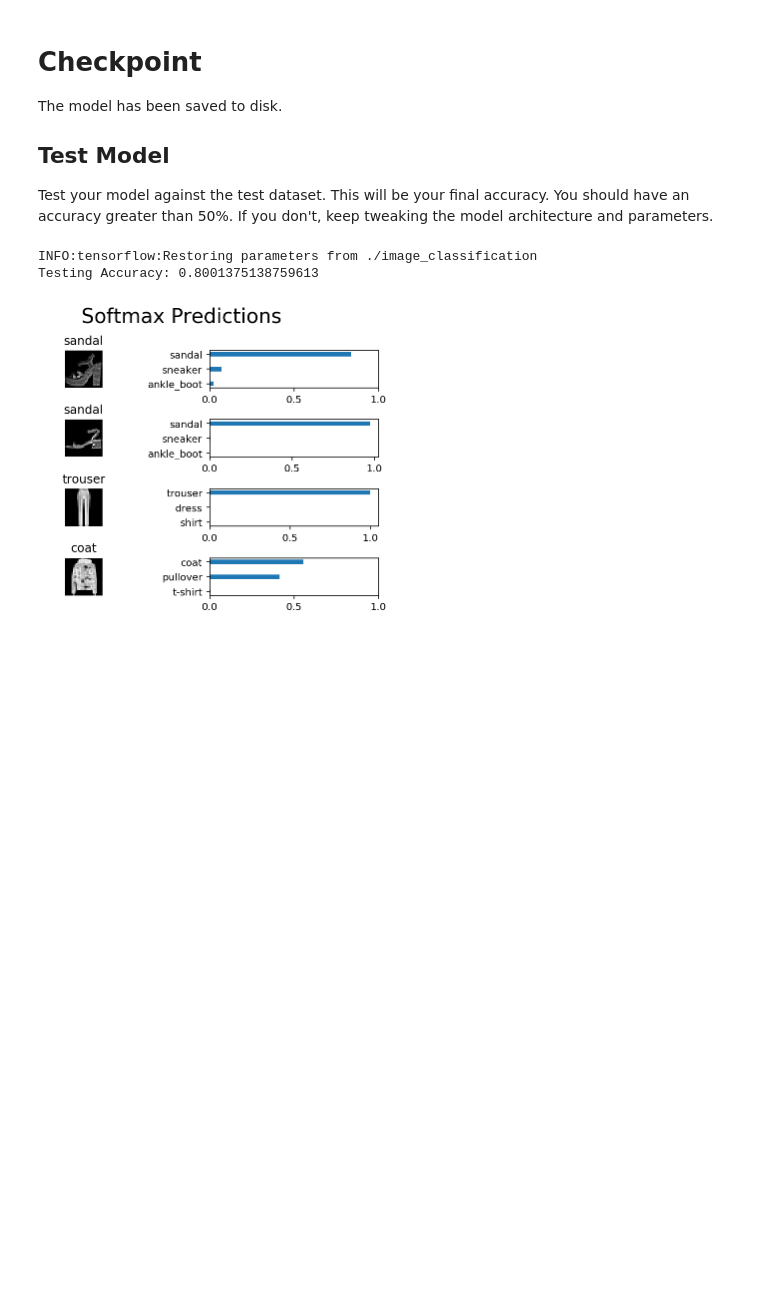
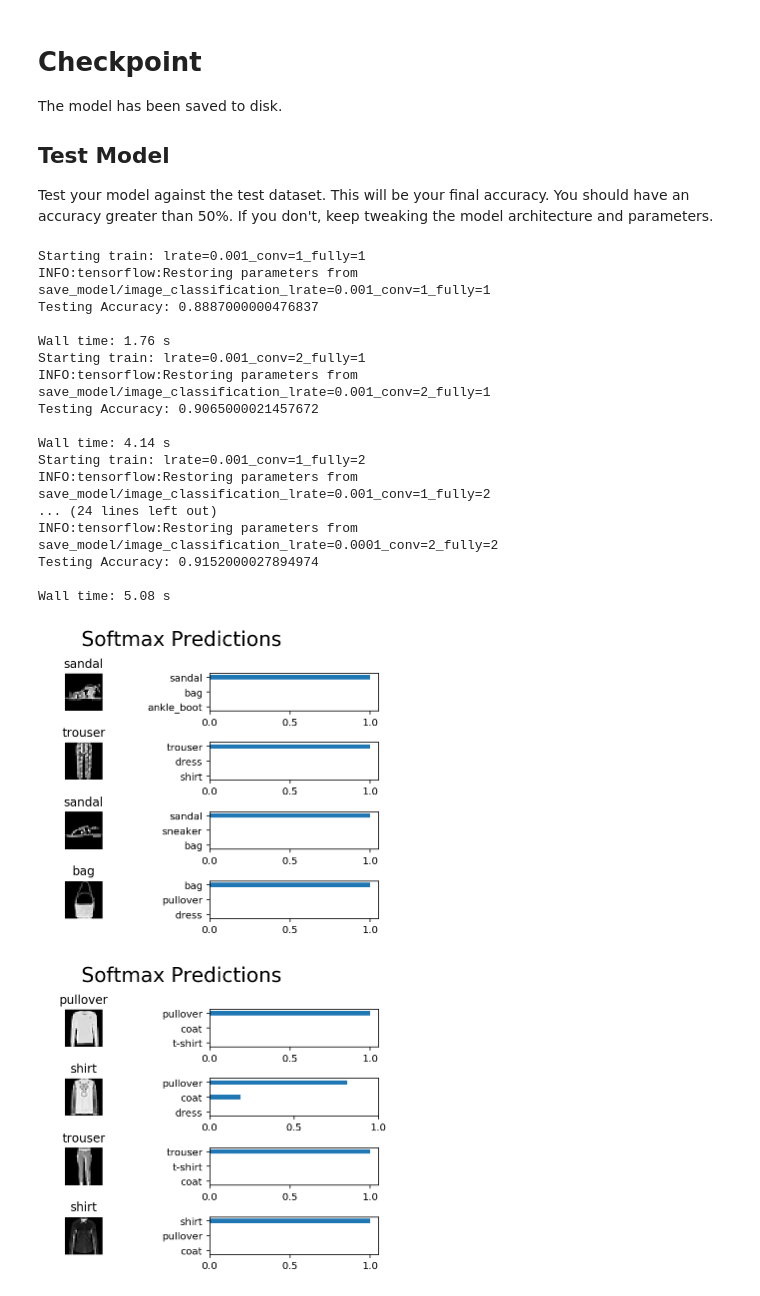
Before and after one commit to tobynet/RoboND-CNN-Lab, a Jupyter notebook: CNN_lab.ipynb, the cells around one changed output. Saved outputs shown, nothing was run; the diff lists cells and outputs as text; code cells hidden in the pictures; blank space fills up the shorter version.

```diff
--- a/CNN_lab.ipynb
+++ b/CNN_lab.ipynb
@@ -305,7 +317,8 @@ def output(x_tensor, num_outputs):
     : return: A 2-D tensor where the second dimension is num_outputs.
     """
     # DONE: Implement Function
-    return tf.contrib.layers.fully_connected(x_tensor, num_outputs)
+    #return tf.contrib.layers.fully_connected(x_tensor, num_outputs)
+    return fully_conn(x_tensor, num_outputs, 'output')
 
 
 """
@@ -488,13 +531,20 @@ Tune the following parameters:
 2. Slowly refine a model
   * Add more layers, dropouts
   * Tune Hyperparameters
-# %%
-# TODO: Tune Parameters
-epochs = 10
-#batch_size = 64
-#batch_size = 256
-batch_size = 1024
-keep_probability = 0.8
+# %%
+# DONE: Tune Parameters
+#epochs = 100; batch_size = 64; keep_probability = 1.0 #  0.798500
+epochs = 100; batch_size = 100; keep_probability = 1.0
+
+
+LOGDIR = 'log/'
+log_filename = None
+SAVE_MODEL = 'save_model/'
+
+def param_string(learning_rate, use_two_conv, use_two_fully):
+    conv_num = {False:1, True:2}[use_two_conv]
+    fully_num = {False:1, True:2}[use_two_fully]
+    return 'lrate={}_conv={}_fully={}'.format(learning_rate, conv_num, fully_num)
 # %% [markdown]
 ### Train the Model
 Now that you have your model built and your hyperparameters defined, let's train it!
@@ -548,18 +635,24 @@ import pickle
 import gzip
 import helper
 import random
+import os.path
 
 
-save_model_path = './image_classification'
 n_samples = 4
 top_n_predictions = 3
 
-def test_model():
+
+def test_model(learning_rate, use_two_conv, use_two_fully, log_filename):
     """
     Test the saved model against the test dataset
     """
     with gzip.open('preprocess_test.p.gz', mode='rb') as file:
         test_features, test_labels = pickle.load(file)
+
+    build_network(learning_rate, use_two_conv, use_two_fully)
+
+    save_model_path = os.path.join(SAVE_MODEL, 'image_classification_' + log_filename)
+    #save_model_path = os.path.join(SAVE_MODEL, 'image_classification')
 
     loaded_graph = tf.Graph()
 
@@ -570,35 +663,57 @@ def test_model():
         loader = tf.train.import_meta_graph(save_model_path + '.meta')
         loader.restore(sess, save_model_path)
 
         # Get Tensors from loaded model
         loaded_x = loaded_graph.get_tensor_by_name('x:0')
         loaded_y = loaded_graph.get_tensor_by_name('y:0')
         loaded_keep_prob = loaded_graph.get_tensor_by_name('keep_prob:0')
         loaded_logits = loaded_graph.get_tensor_by_name('logits:0')
-        loaded_acc = loaded_graph.get_tensor_by_name('accuracy:0')
+        loaded_acc = loaded_graph.get_tensor_by_name('accuracy/accuracy:0')
 
         # Get accuracy in batches for memory limitations
         test_batch_acc_total = 0
         test_batch_count = 0
 
         for test_feature_batch, test_label_batch in helper.batch_features_labels(test_features, test_labels, batch_size):
             test_batch_acc_total += sess.run(
                 loaded_acc,
                 feed_dict={loaded_x: test_feature_batch, loaded_y: test_label_batch, loaded_keep_prob: 1.0})
             test_batch_count += 1
 
         print('Testing Accuracy: {}\n'.format(test_batch_acc_total/test_batch_count))
 
         # Print Random Samples
         random_test_features, random_test_labels = tuple(zip(*random.sample(list(zip(test_features, test_labels)), n_samples)))
         random_test_predictions = sess.run(
             tf.nn.top_k(tf.nn.softmax(loaded_logits), top_n_predictions),
             feed_dict={loaded_x: random_test_features, loaded_y: random_test_labels, loaded_keep_prob: 1.0})
         helper.display_image_predictions(random_test_features, random_test_labels, random_test_predictions)
 
+learning_rates = [0.001, 0.0001]
+for learning_rate in learning_rates:
+    for use_two_fully in [False, True]:
+        for use_two_conv in [False, True]:
+            params_s = param_string(learning_rate, use_two_conv, use_two_fully)
+            print('Starting train: {}'.format(params_s))
 
-test_model()
+            %time test_model(learning_rate, use_two_conv, use_two_fully, params_s)
 # %% [output]
-INFO:tensorflow:Restoring parameters from ./image_classification
-Testing Accuracy: 0.8001375138759613
+Starting train: lrate=0.001_conv=1_fully=1
+INFO:tensorflow:Restoring parameters from save_model/image_classification_lrate=0.001_conv=1_fully=1
+Testing Accuracy: 0.8887000000476837
+
+Wall time: 1.76 s
+Starting train: lrate=0.001_conv=2_fully=1
+INFO:tensorflow:Restoring parameters from save_model/image_classification_lrate=0.001_conv=2_fully=1
+Testing Accuracy: 0.9065000021457672
+
+Wall time: 4.14 s
+Starting train: lrate=0.001_conv=1_fully=2
+INFO:tensorflow:Restoring parameters from save_model/image_classification_lrate=0.001_conv=1_fully=2
+... (24 lines left out)
+INFO:tensorflow:Restoring parameters from save_model/image_classification_lrate=0.0001_conv=2_fully=2
+Testing Accuracy: 0.9152000027894974
+
+Wall time: 5.08 s
-[figure, old version]
+[figure, new version]
+[figure, added]
```
Also changed, not shown: parts of 6 cells of this notebook, 3 other files.
